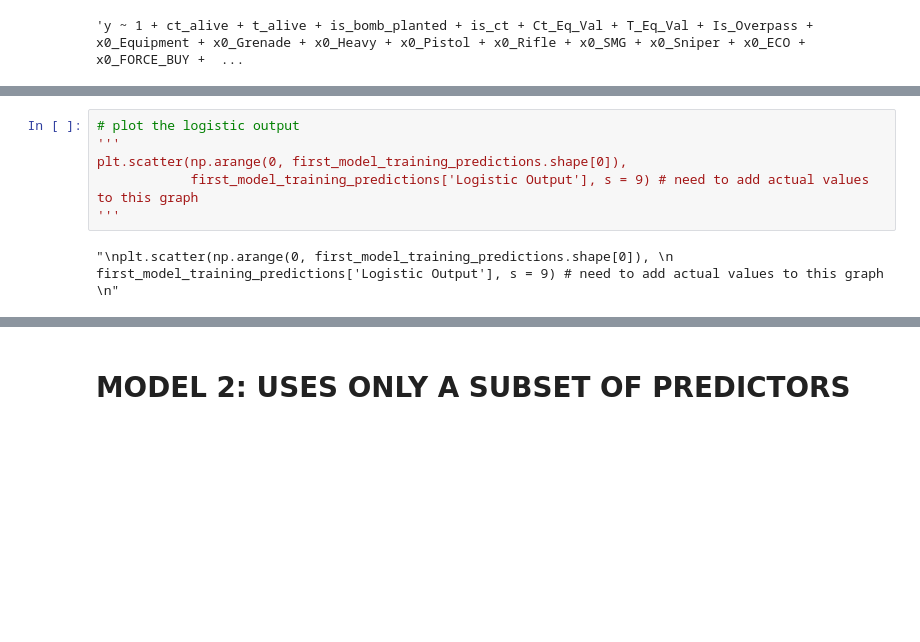
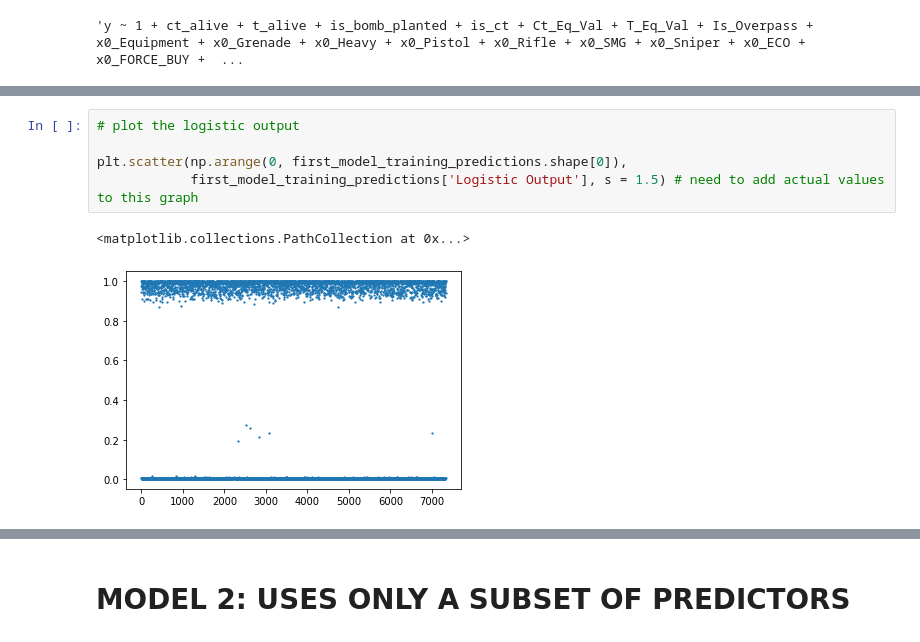
Before and after one commit to dylanknlee/Cogs-109-Final-Project, a Jupyter notebook: Final Project (1).ipynb, the cells around one changed output, grey strips where cells are left out. Saved outputs shown, nothing was run; the diff lists cells and outputs as text; blank space fills up the shorter version.

```diff
--- a/Final Project (1).ipynb
+++ b/Final Project (1).ipynb
@@ -252,11 +252,11 @@ training_error
 # %%
 # plot the logistic output
-'''
+
 plt.scatter(np.arange(0, first_model_training_predictions.shape[0]),
-            first_model_training_predictions['Logistic Output'], s = 9) # need to add actual values to this graph
-'''
+            first_model_training_predictions['Logistic Output'], s = 1.5) # need to add actual values to this graph
 # %% [output]
-"\nplt.scatter(np.arange(0, first_model_training_predictions.shape[0]), \n            first_model_training_predictions['Logistic Output'], s = 9) # need to add actual values to this graph \n"
+<matplotlib.collections.PathCollection at 0x...>
+[figure, added]
 # %%
 # obtain the predicted values on the TESTING data
 logistic_output = pd.Series(model.predict(testing_data))
```
Also changed, not shown: parts of 25 cells of this notebook.
